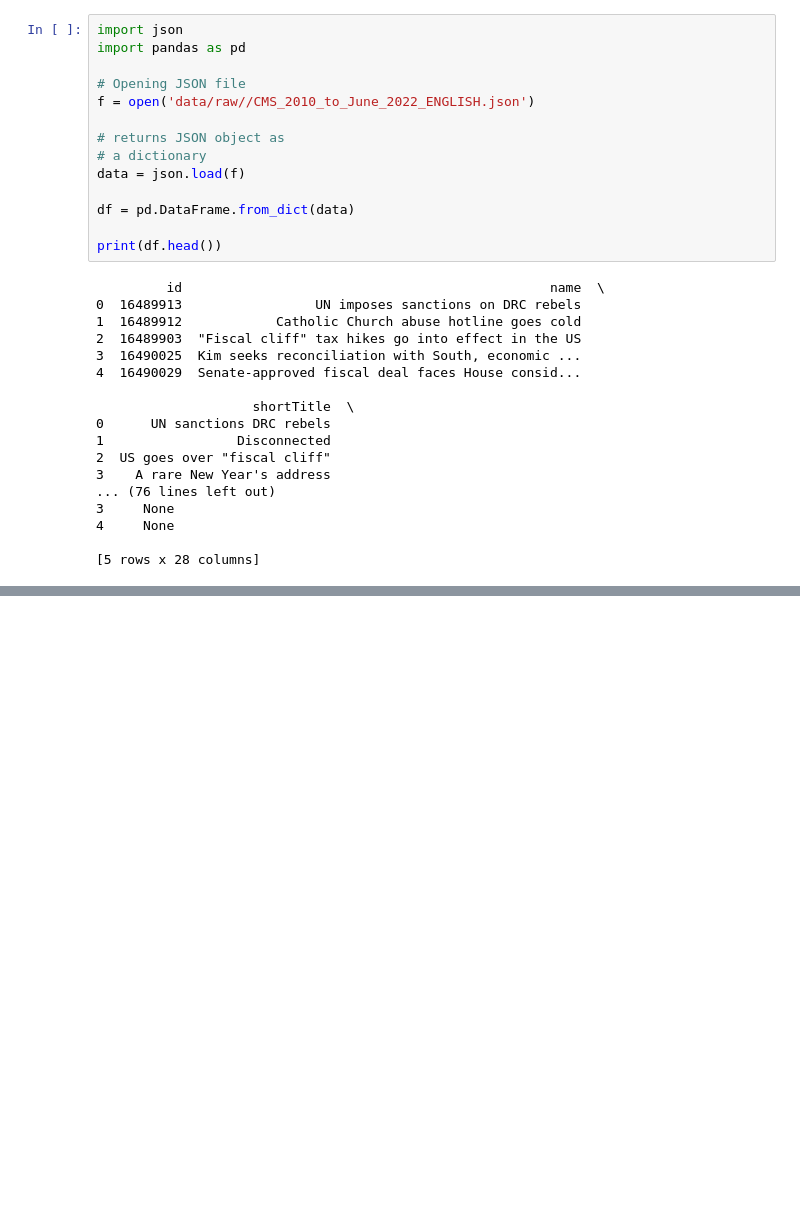
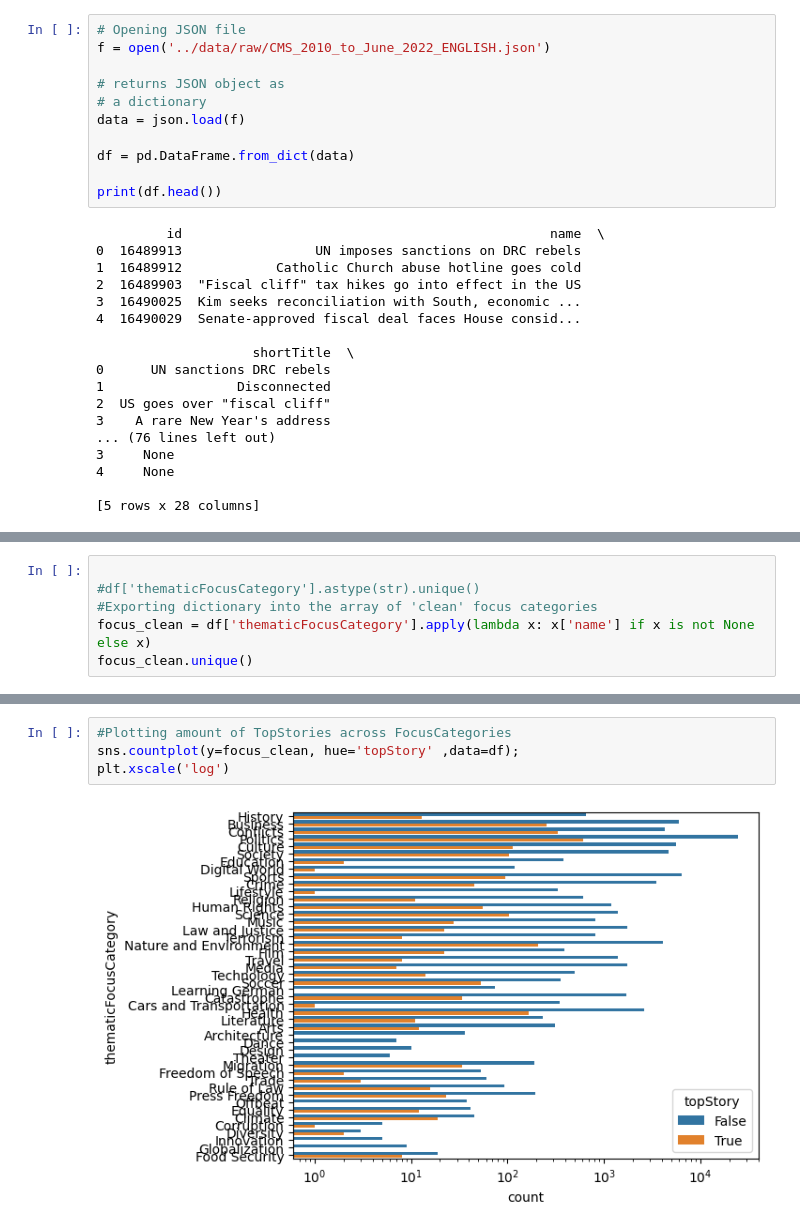
Before and after one commit to mariosakritas/NLP-methods-for-news-articles, a Jupyter notebook: notebooks/1-exploratory_analysis.ipynb, the cells around one changed output, grey strips where cells are left out. Saved outputs shown, nothing was run; the diff lists cells and outputs as text; blank space fills up the shorter version.

Commit message:
Added exploration plot for FocusCategories column and cleaned it a bit up

```diff
--- a/notebooks/1-exploratory_analysis.ipynb
+++ b/notebooks/1-exploratory_analysis.ipynb
@@ -7,9 +12,6 @@ This notebook loads the data from JSON format and performs some initial clean-up
 # %%
-import json
-import pandas as pd
-
 # Opening JSON file
-f = open('data/raw//CMS_2010_to_June_2022_ENGLISH.json')
+f = open('../data/raw/CMS_2010_to_June_2022_ENGLISH.json')
 
 # returns JSON object as
 # a dictionary
@@ -38,0 +64,6 @@ print(df.head())
+# %%
+
+#df['thematicFocusCategory'].astype(str).unique()
+#Exporting dictionary into the array of 'clean' focus categories
+focus_clean = df['thematicFocusCategory'].apply(lambda x: x['name'] if x is not None else x)
+focus_clean.unique()
@@ -38,0 +102,6 @@ print(df.head())
+# %%
+#Plotting amount of TopStories across FocusCategories
+sns.countplot(y=focus_clean, hue='topStory' ,data=df);
+plt.xscale('log')
+# %% [output]
+[figure, added]
```
Also changed, not shown: parts of 5 cells of this notebook.
